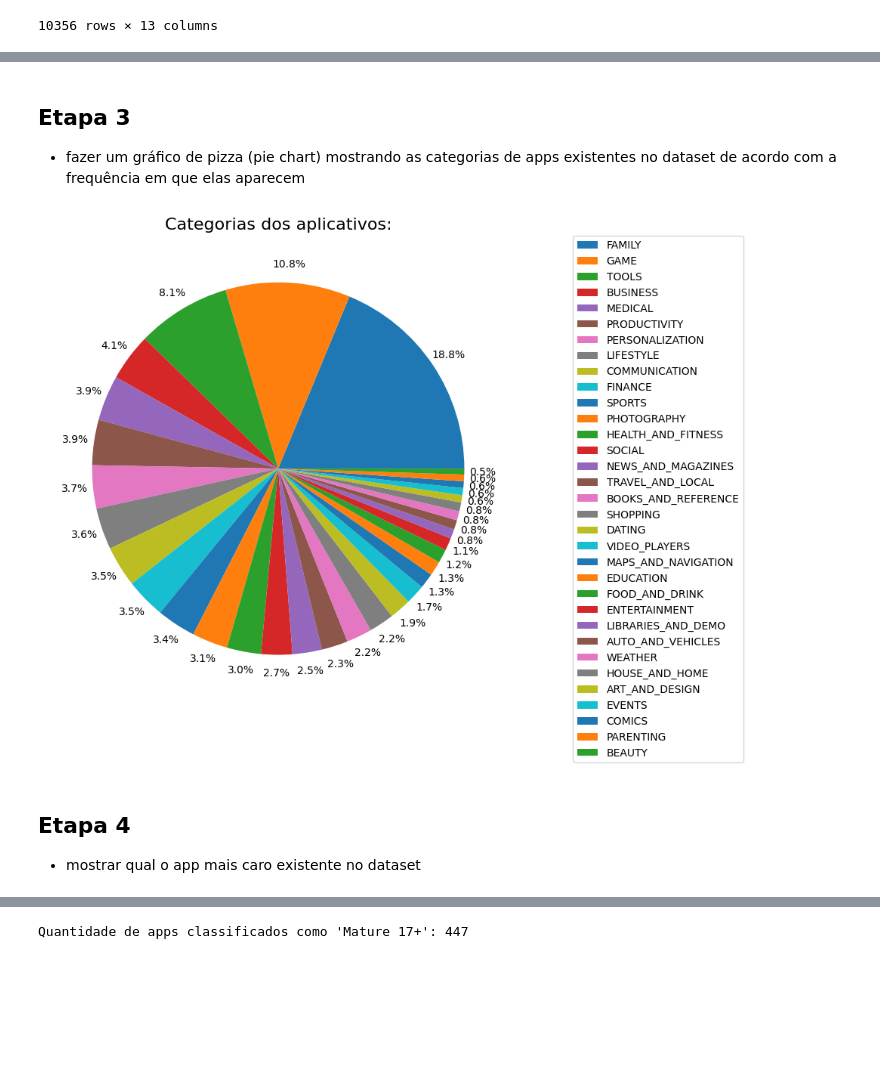
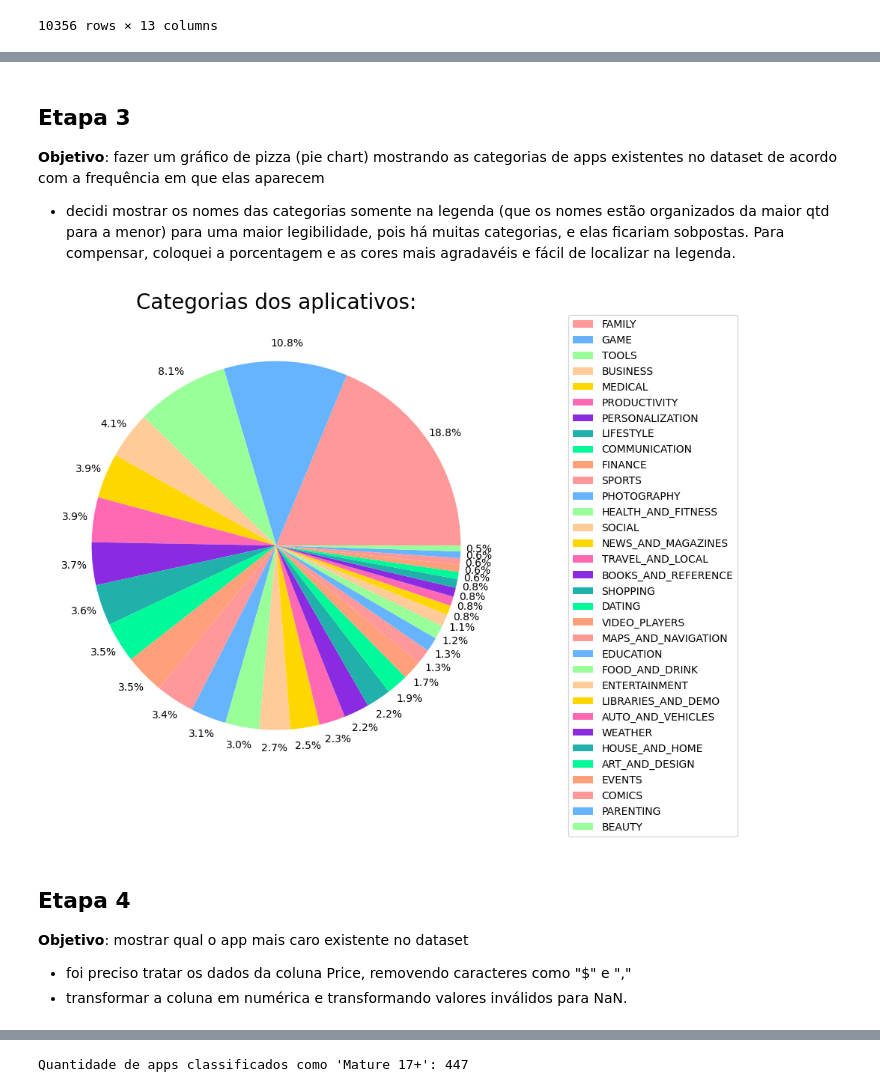
Before and after one commit to yasminfernandesalves/atividades-pb, a Jupyter notebook: Sprint 3/Desafio/etapa-1/desafio.ipynb, the cells around one changed output, grey strips where cells are left out. Saved outputs shown, nothing was run; the diff lists cells and outputs as text; code cells hidden in the pictures; blank space fills up the shorter version.

```diff
--- a/Sprint 3/Desafio/etapa-1/desafio.ipynb
+++ b/Sprint 3/Desafio/etapa-1/desafio.ipynb
@@ -40,18 +63,27 @@ print(dados['Installs'].unique())
 # %% [markdown]
 ## Etapa 3
 
-- fazer um gráfico de pizza (pie chart) mostrando as categorias de apps existentes no dataset de acordo com a frequência em que elas aparecem
+**Objetivo**: fazer um gráfico de pizza (pie chart) mostrando as categorias de apps existentes no dataset de acordo com a frequência em que elas aparecem
+
+- decidi mostrar os nomes das categorias somente na legenda (que os nomes estão organizados da maior qtd para a menor) para uma maior legibilidade, pois há muitas categorias, e elas ficariam sobpostas. Para compensar, coloquei a porcentagem e as cores mais agradavéis e fácil de localizar na legenda.
 # %%
+import matplotlib.pyplot as plt
+
 apps_categorias = dados['Category'].value_counts()
 
+cores = ['#FF9999', '#66B3FF', '#99FF99', '#FFCC99', '#FFD700', '#FF69B4', '#8A2BE2', '#20B2AA', '#00FA9A', '#FFA07A']
+
 plt.figure(figsize=(8, 8))
-plt.pie(apps_categorias, autopct='%1.1f%%',pctdistance=1.1)
-plt.title("Categorias dos aplicativos:", fontsize=16)
+plt.pie(apps_categorias, autopct='%1.1f%%',pctdistance=1.1, colors=cores)
+plt.title("Categorias dos aplicativos:", fontsize=20)
 plt.legend(apps_categorias.index, bbox_to_anchor=(1.5, 1), loc='upper right', borderaxespad=0)
 plt.show()
 # %% [output]
-[figure, old version]
+[figure, new version]
 # %% [markdown]
 ## Etapa 4
 
-- mostrar qual o app mais caro existente no dataset
+**Objetivo**: mostrar qual o app mais caro existente no dataset
+
+- foi preciso tratar os dados da coluna Price, removendo caracteres como "$" e ","
+- transformar a coluna em numérica e transformando valores inválidos para NaN.
```
Also changed, not shown: parts of 23 cells of this notebook, 2 other files.
